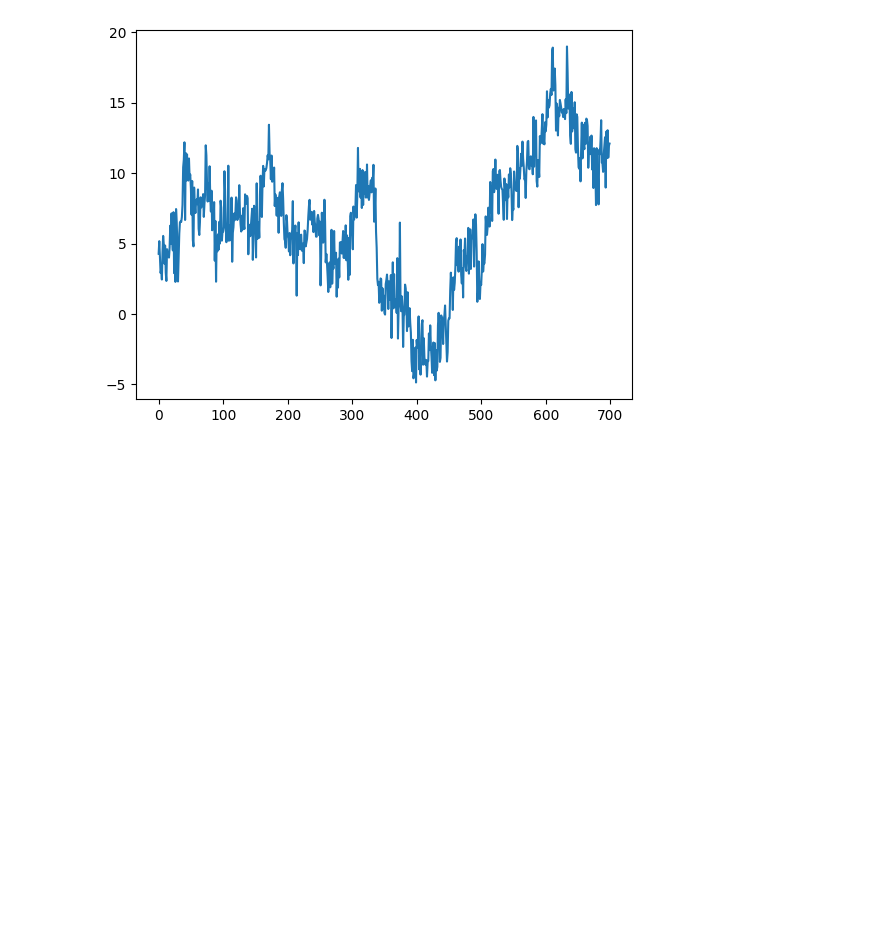
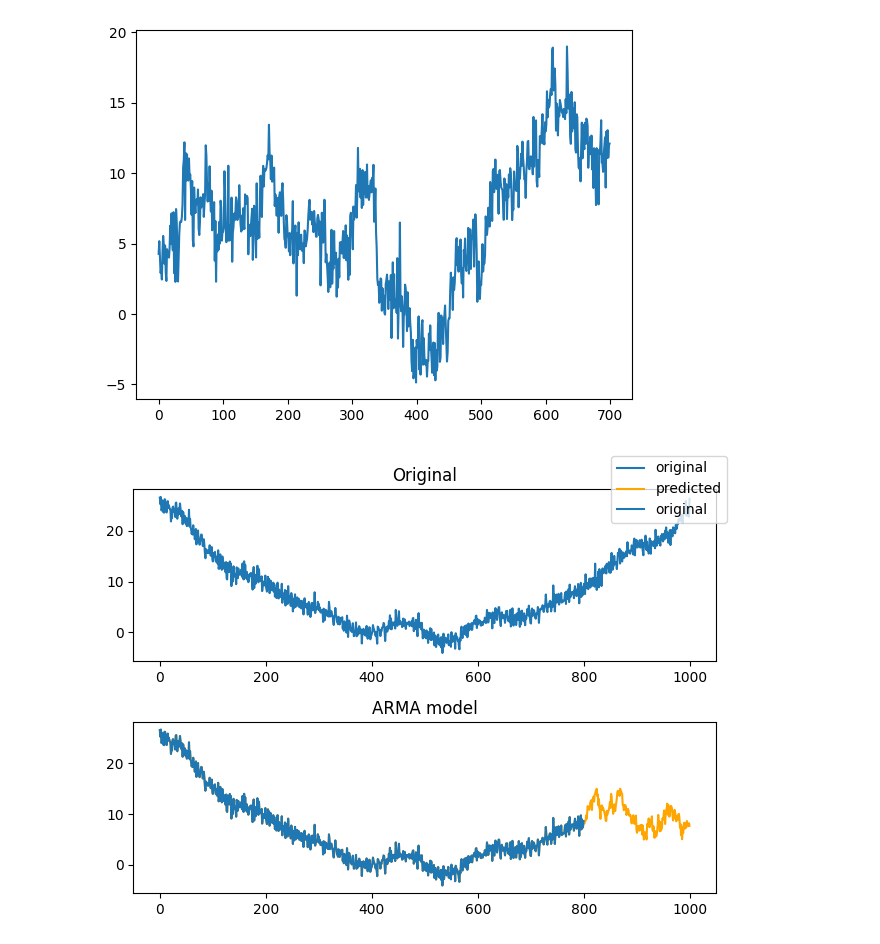
Before and after one commit to lowLevelGod/Procesarea-Semnalelor, a Jupyter notebook: Lab9/lab9.ipynb, the cells around one changed output. Saved outputs shown, nothing was run; the diff lists cells and outputs as text; code cells hidden in the pictures; blank space fills up the shorter version.

```diff
--- a/Lab9/lab9.ipynb
+++ b/Lab9/lab9.ipynb
@@ -78,3 +78,76 @@ plt.show()
 # %% [output]
 [figure]
 [figure]
+# %%
+# ex4
+
+def train(trainSignal, p, q):
+
+    AR =  trainSignal[p - 1 : trainSignal.size - 1]
+    for i in range(2, p + 1):
+        shifted = trainSignal[p - i : trainSignal.size - i]
+        AR = np.column_stack((AR, shifted))
+
+    eps = np.random.normal(0, 1, len(trainSignal))
+    MA = eps[0: q]
+    for i in range(1, len(trainSignal) - q):
+        MA = np.row_stack((MA, eps[i : i + q]))
+
+    if p < q:
+        AR = AR[q - p:]
+    elif p > q:
+        MA = MA[p - q:]
+    A = np.concatenate((AR, MA), axis=1)
+    params = np.linalg.lstsq(A, trainSignal[max(p, q):], rcond=None)[0]
+
+    return params, eps
+
+def predict(trainSignal, predictionsNeeded, p, q, params, eps):
+    result = trainSignal.copy()
+    for _ in range(predictionsNeeded):
+        newError = np.random.normal(0, 1, 1)
+        y_pred = params.T @ (np.concatenate((result[-p : ], eps[-q : ]))) + newError
+        result = np.append(result, y_pred)
+        eps = np.append(eps, newError)
+
+    return result
+
+def mse(predictions, labels):
+    mse = np.sum((predictions - labels) ** 2) / len(predictions)
+    return mse
+
+
+foldSize = 800
+trainSignal = signal[: foldSize]
+testSignal = signal[foldSize:]
+
+bestMse = np.inf
+bestParams = (2, 2)
+for p in range(2, 21):
+    for q in range(2, 21):
+        params, eps = train(trainSignal, p, q)
+        predictions = predict(trainSignal, len(testSignal), p, q, params, eps)
+        mseValue = mse(predictions[foldSize: ], testSignal)
+
+        if bestMse < mseValue:
+            bestMse = mseValue
+            bestParams = (p, q)
+
+
+p, q = bestParams
+params, eps = train(signal, p, q)
+predictions = predict(trainSignal, len(testSignal), p, q, params, eps)
+
+fig, axs = plt.subplots(2)
+axs[0].plot(signal, label="original")
+axs[0].set_title("Original")
+axs[1].plot(predictions, label="predicted", color="orange")
+axs[1].plot(trainSignal, label="original")
+axs[1].set_title("ARMA model")
+
+fig.legend()
+fig.tight_layout()
+fig.savefig("ex4_my_arma.pdf")
+fig.show()
+# %% [output]
+[figure, added]
```
Also changed, not shown: parts of 2 cells of this notebook, 5 other files.
